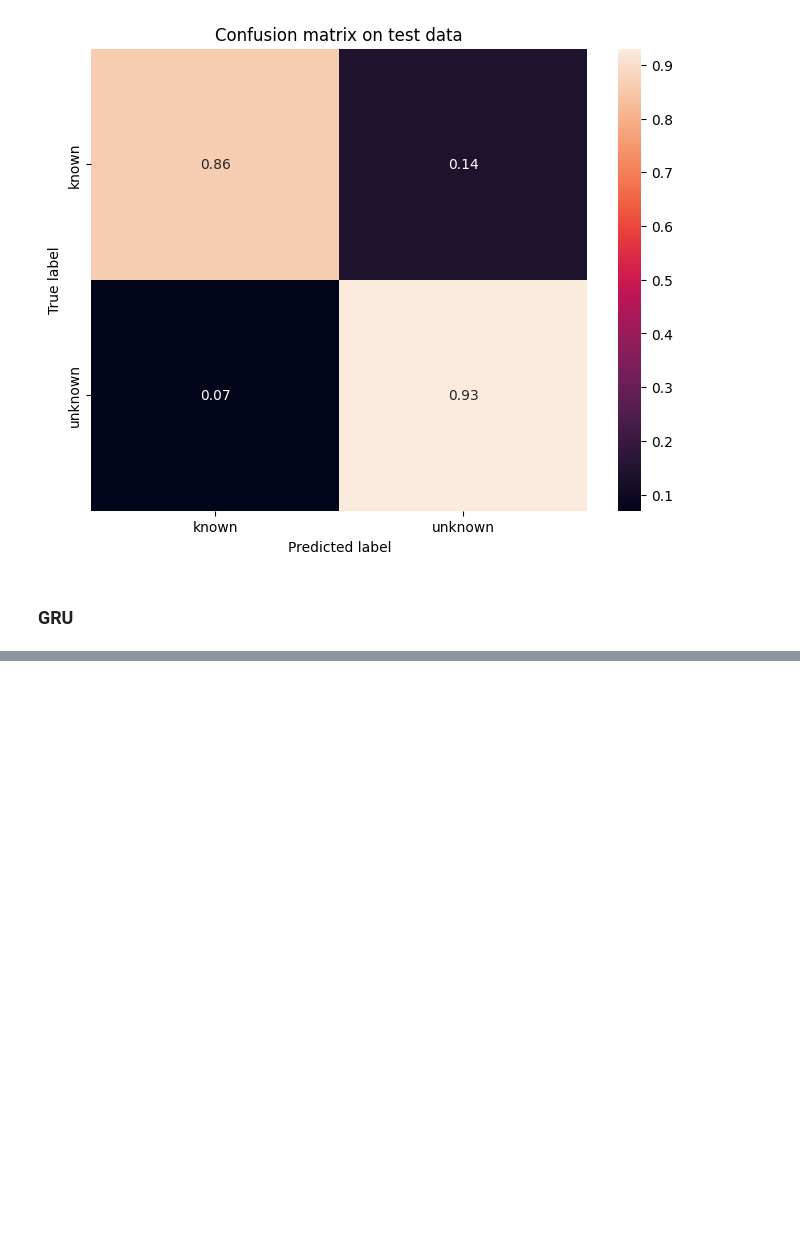
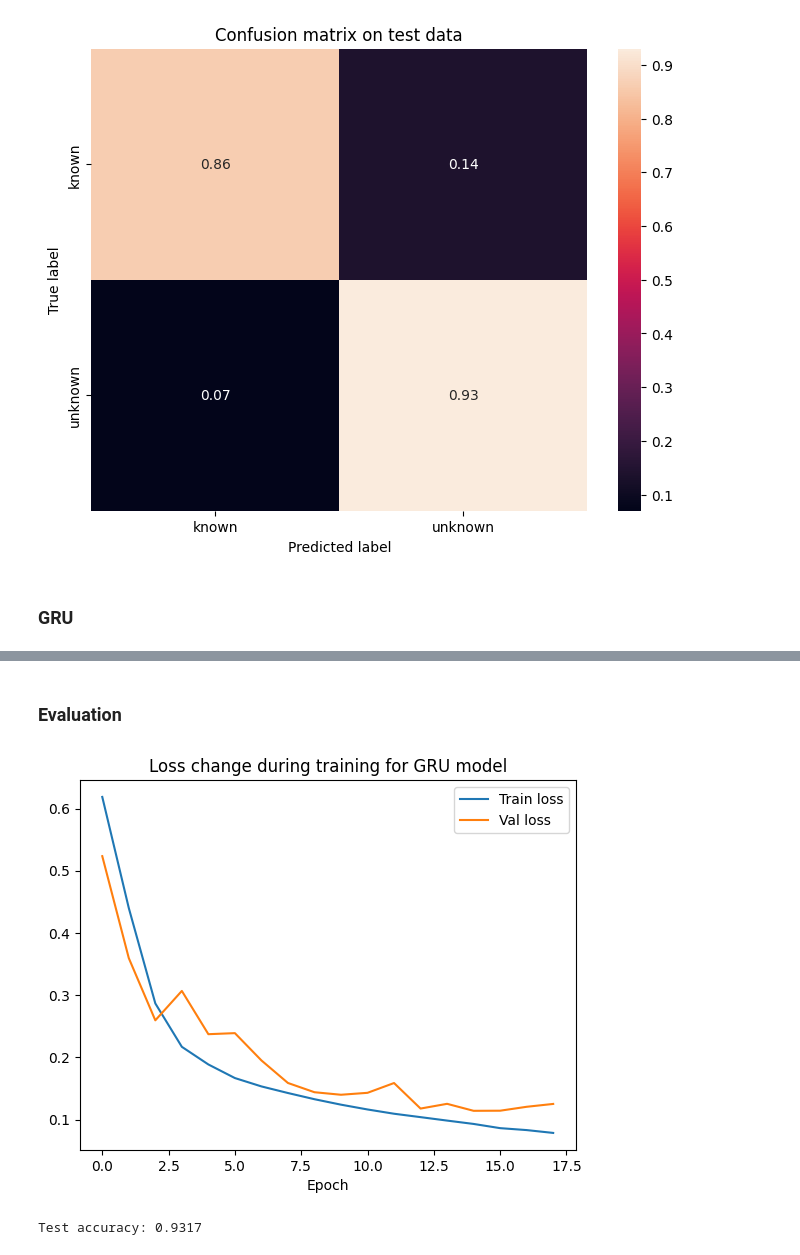
Before and after one commit to izabelatelejko/2024L-Deep-Learning-P2-Transformers, a Jupyter notebook: Unknown_detect_mfcc.ipynb, the cells around one changed output, grey strips where cells are left out. Saved outputs shown, nothing was run; the diff lists cells and outputs as text; code cells hidden in the pictures; blank space fills up the shorter version.

Commit message:
add models for unknown classification

```diff
--- a/Unknown_detect_mfcc.ipynb
+++ b/Unknown_detect_mfcc.ipynb
@@ -180,27 +180,27 @@ plot_conf_matrix(y_test, y_pred, CLASSES)
 # %% [markdown]
 ### GRU
 # %%
-class TransformerWithConv(nn.Module):
+class GRU(nn.Module):
 
-    def __init__(self, d_model, n_head, num_layers, dropout_rate=0.3, units=512):
+    def __init__(self, input_size, hidden_size, num_layers=4, units=512, dropout_rate=0.3):
         super().__init__()
-        self.trans_enc_layer = nn.TransformerEncoderLayer(d_model=d_model, nhead=n_head, batch_first=True, activation="relu").to(device)
-        self.transformer_encoder = nn.TransformerEncoder(self.trans_enc_layer, num_layers=num_layers).to(device)
+        self.gru = nn.GRU(
+            input_size=input_size,
+            hidden_size=hidden_size,
+            batch_first=True,
+            num_layers=num_layers,
+            dropout=dropout_rate,
+        )
         self.dropout = nn.Dropout(dropout_rate)
-        self.fc1 = nn.Linear(d_model, units)
+        self.fc1 = nn.Linear(hidden_size, units)
         self.fc2 = nn.Linear(units, 1)
-        self.bc1 = nn.BatchNorm1d(d_model)
+        self.bc1 = nn.BatchNorm1d(hidden_size)
         self.bc2 = nn.BatchNorm1d(units)
         self.sigmoid = nn.Sigmoid()
         self.relu = nn.ReLU()
-        self.conv = nn.Conv2d(in_channels=1, out_channels=16, kernel_size=3, padding=1)
 
     def forward(self, x):
-        out = self.conv(x.unsqueeze(1)).squeeze(1)
-        out = torch.reshape(out, (out.shape[0], out.shape[1]*out.shape[2],out.shape[3]))
-        out = self.dropout(out)
-        out = self.relu(out)
-        out = self.transformer_encoder(x)[:, -1, :]
+        out = self.gru(x)[0][:, -1, :]
         out = self.dropout(out)
         out = self.bc1(out)
         out = self.fc1(out)
@@ -208,15 +208,14 @@ class TransformerWithConv(nn.Module):
         out = self.relu(out)
         out = self.bc2(out)
         out = self.fc2(out)
-        out = self.dropout(out)
         out = self.sigmoid(out)
         return out
 # %%
-d_model = 20
-n_head = 5
+input_size = 20
+hidden_size = 64
 num_layers = 4
 
-transformer_with_conv_model = TransformerWithConv(d_model, n_head, num_layers).to(device)
+gru_model = GRU(input_size=input_size, hidden_size=hidden_size, num_layers=num_layers).to(device)
 criterion = nn.BCELoss()
-optimizer = optim.Adam(transformer_model.parameters(), weight_decay=1e-5)
+optimizer = optim.Adam(gru_model.parameters(), weight_decay=1e-5)
 # %%
@@ -242,6 +241,6 @@ Estimated Total Size (MB): 890.72
 # %%
 train_losses, val_losses = train_model(
-    model=transformer_with_conv_model,
+    model=gru_model,
     criterion=criterion,
     optimizer=optimizer,
     train_loader=train_dl,
@@ -257,0 +267,10 @@ KeyboardInterrupt:
+# %% [markdown]
+### Evaluation
+# %%
+plot_losses(train_losses, val_losses, "Loss change during training for GRU model")
+# %% [output]
+[figure, added]
+# %%
+y_pred, acc = eval_acc_in_binary_task(gru_model, X_test, y_test, device)
+# %% [output]
+Test accuracy: 0.9317
```
Also changed, not shown: parts of 5 cells of this notebook.
